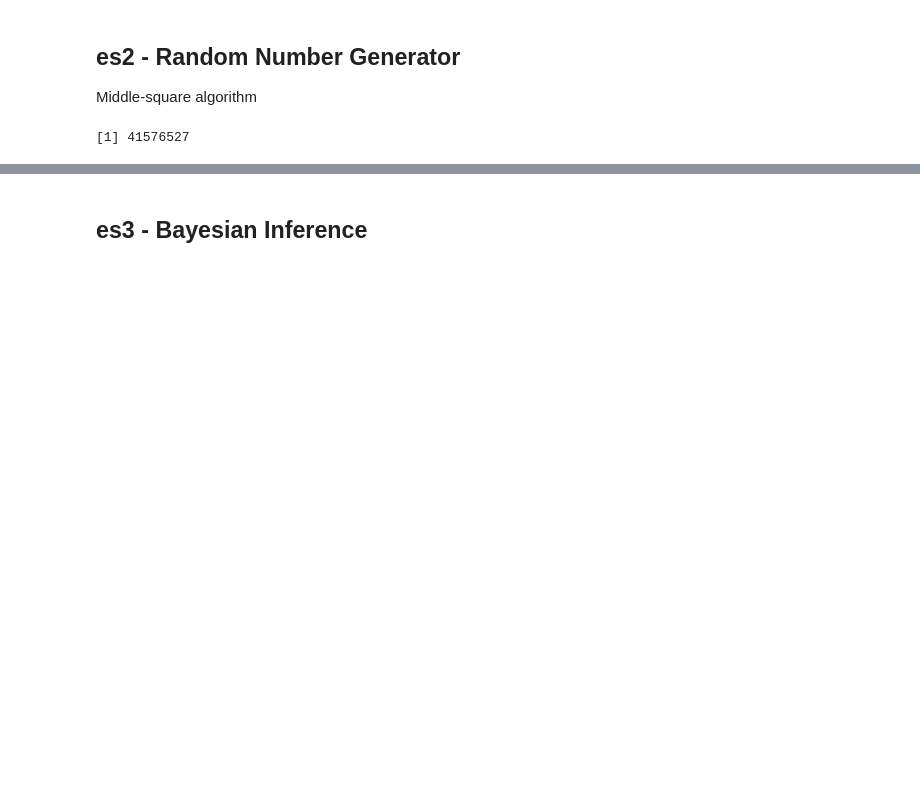
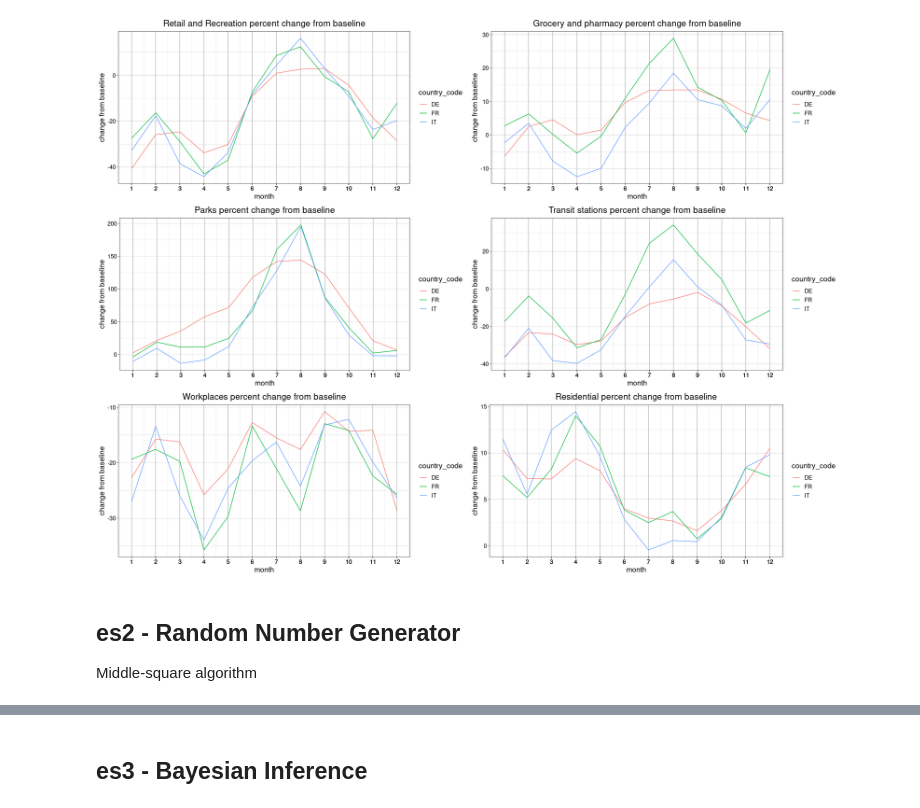
Before and after one commit to PietroCappelli/Advance_stat, a Jupyter notebook: Exercises/exercize04.ipynb, the cells around one changed output, grey strips where cells are left out. Saved outputs shown, nothing was run; the diff lists cells and outputs as text; code cells hidden in the pictures; blank space fills up the shorter version.

```diff
--- a/Exercises/exercize04.ipynb
+++ b/Exercises/exercize04.ipynb
@@ -6,3 +283,68 @@ t
+# %%
+tot_df_month <- data.frame(
+    month = c(it_df_month$month, de_df_month$month, fr_df_month$month),
+    rr = c(it_df_month$rr, de_df_month$rr, fr_df_month$rr),
+    gp = c(it_df_month$gp, de_df_month$gp, fr_df_month$gp),
+    pp = c(it_df_month$pp, de_df_month$pp, fr_df_month$pp),
+    ts = c(it_df_month$ts, de_df_month$ts, fr_df_month$ts),
+    wp = c(it_df_month$wp, de_df_month$wp, fr_df_month$wp),
+    rp = c(it_df_month$rp, de_df_month$rp, fr_df_month$rp),
+    country_code = c(rep("IT", length(it_df_month$month)), rep("DE", length(de_df_month$month)), rep("FR", length(fr_df_month$month)))
+)
+# %%
+plot_rr <- ggplot(data=tot_df_month, aes(x=month, y=rr))+
+            theme_linedraw() +
+            geom_line(aes(color=country_code)) +
+            labs(x="month", y="change from baseline", title="Retail and Recreation percent change from baseline")+
+            theme(plot.title = element_text(hjust = 0.5),text = element_text(size=14))+
+            scale_x_continuous(breaks = tot_df_month$month)
+
+
+plot_gp <- ggplot(data=tot_df_month, aes(x=month, y=gp))+
+            theme_linedraw() +
+            geom_line(aes(color=country_code)) +
+            labs(x="month", y="change from baseline", title="Grocery and pharmacy percent change from baseline")+
+            theme(plot.title = element_text(hjust = 0.5),text = element_text(size=14))+
+            scale_x_continuous(breaks = tot_df_month$month)
+
+
+plot_pp <- ggplot(data=tot_df_month, aes(x=month, y=pp))+
+            theme_linedraw() +
+            geom_line(aes(color=country_code)) +
+            labs(x="month", y="change from baseline", title="Parks percent change from baseline")+
+            theme(plot.title = element_text(hjust = 0.5),text = element_text(size=14))+
+            scale_x_continuous(breaks = tot_df_month$month)
+
+
+plot_ts <- ggplot(data=tot_df_month, aes(x=month, y=ts))+
+            theme_linedraw() +
+            geom_line(aes(color=country_code)) +
+            labs(x="month", y="change from baseline", title="Transit stations percent change from baseline")+
+            theme(plot.title = element_text(hjust = 0.5),text = element_text(size=14))+
+            scale_x_continuous(breaks = tot_df_month$month)
+
+
+plot_wp <- ggplot(data=tot_df_month, aes(x=month, y=wp))+
+            theme_linedraw() +
+            geom_line(aes(color=country_code)) +
+            labs(x="month", y="change from baseline", title="Workplaces percent change from baseline")+
+            theme(plot.title = element_text(hjust = 0.5),text = element_text(size=14))+
+            scale_x_continuous(breaks = tot_df_month$month)
+
+
+plot_rp <- ggplot(data=tot_df_month, aes(x=month, y=rp))+
+            theme_linedraw() +
+            geom_line(aes(color=country_code)) +
+            labs(x="month", y="change from baseline", title="Residential percent change from baseline")+
+            theme(plot.title = element_text(hjust = 0.5),text = element_text(size=14))+
+            scale_x_continuous(breaks = tot_df_month$month)
+
+
+options(repr.plot.width=20, repr.plot.height=15)
+
+grid.arrange(plot_rr, plot_gp, plot_pp, plot_ts, plot_wp, plot_rp, ncol=)
+# %% [output]
+[figure, added]
 # %% [markdown]
 ## es2 - Random Number Generator
 Middle-square algorithm
@@ -36,7 +388 @@ Middle_squared <- function(x,n) {
 }
-# %%
-x <- 12345678
-try <- center(x)
-try
-# %% [output]
-[1] 41576527
```
Also changed, not shown: parts of 33 cells of this notebook, 3 other files.
